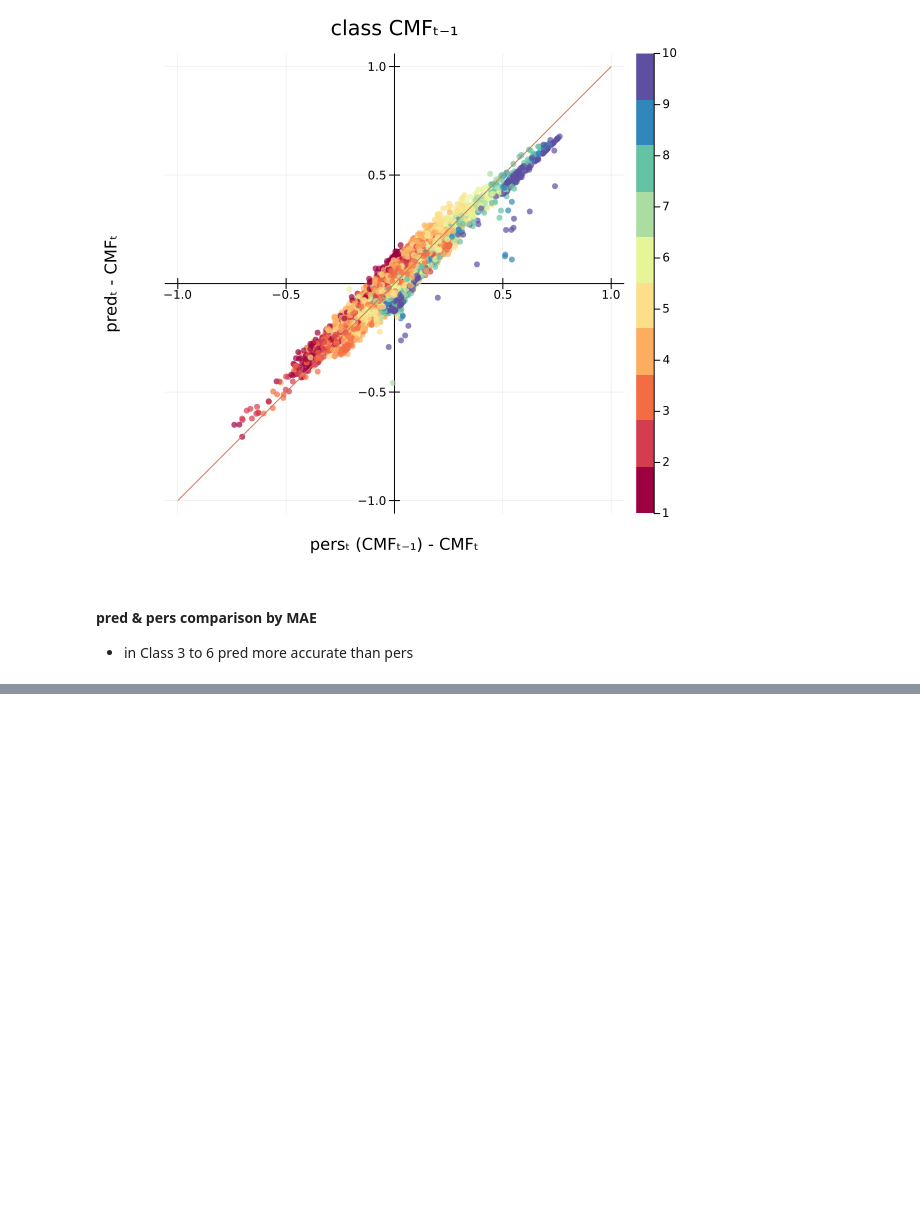
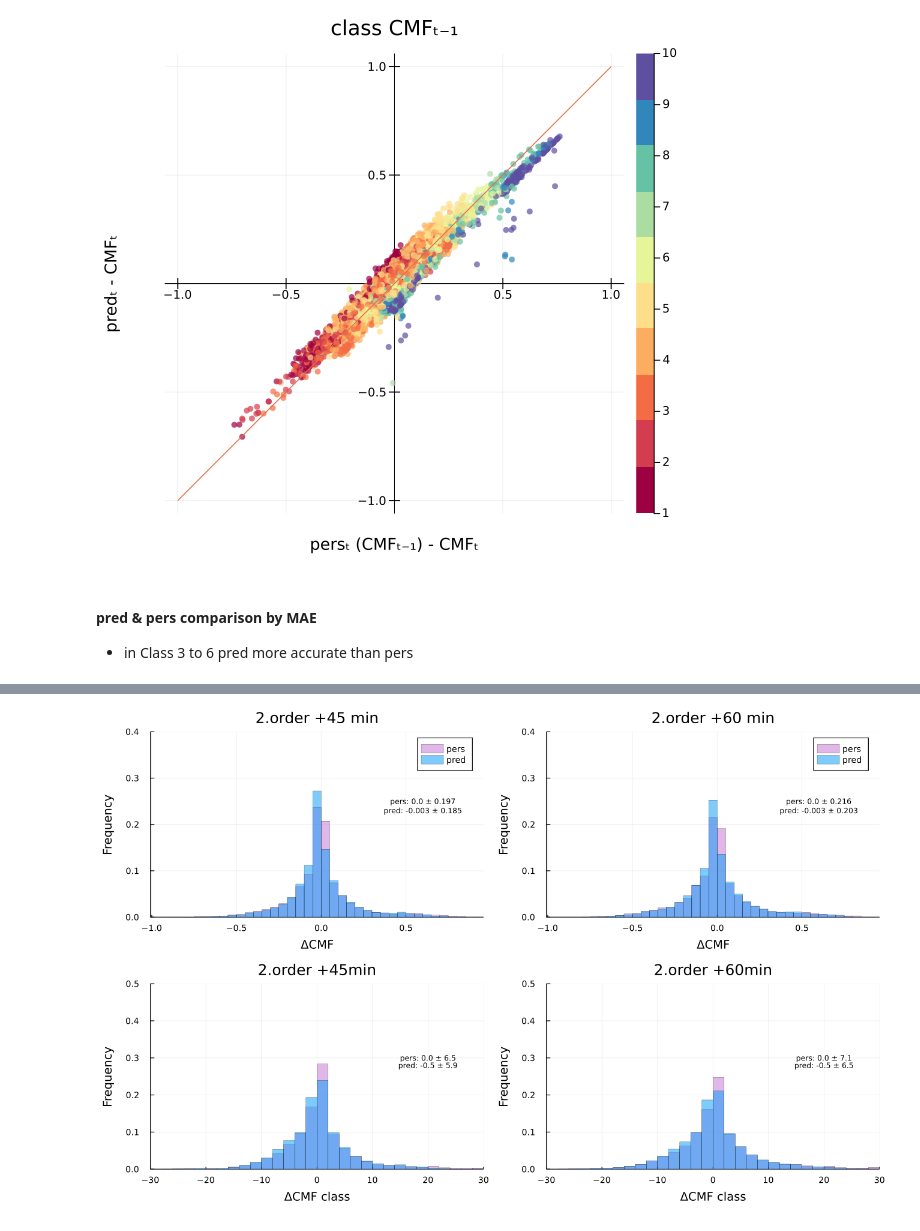
Before and after one commit to EuRoXy/MC_CMF, a Jupyter notebook: 21_07.ipynb, the cells around one changed output, grey strips where cells are left out. Cells and saved outputs as stored; diff of their text form; code cells hidden in the pictures; blank space fills up the shorter version.

```diff
--- a/21_07.ipynb
+++ b/21_07.ipynb
@@ -40,0 +65,5 @@ groupedbar(xticks, errs, group=mode, grid=false,
+# %%
+hists34 = plot(h23, h24, h23_cls, h24_cls, layout=@layout([a b; c d]),
+    leftmargin=20px, bottommargin=20px, dpi=120, fmt=:png, size=(1100,700))
+# %% [output]
+[figure, added]
```
Also changed, not shown: parts of 11 cells of this notebook, 2 other files.
